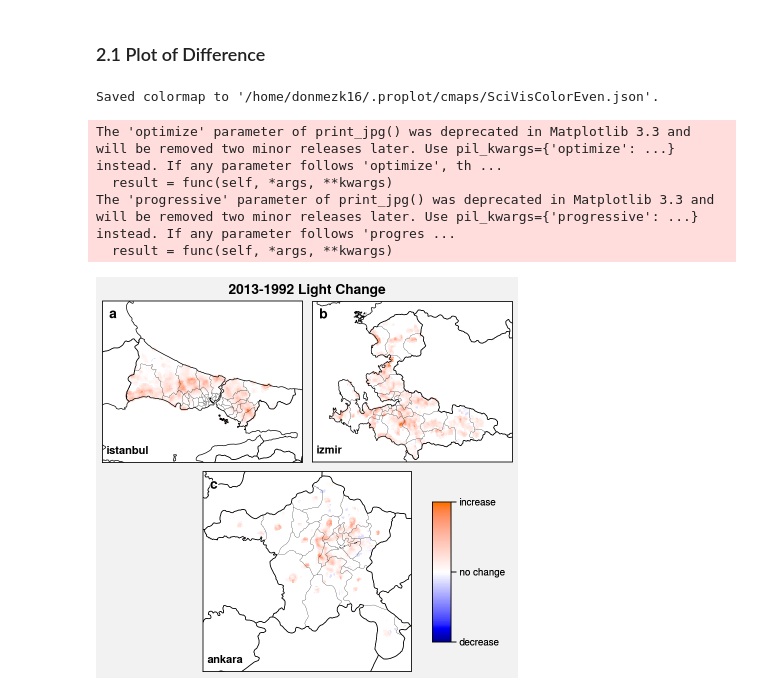
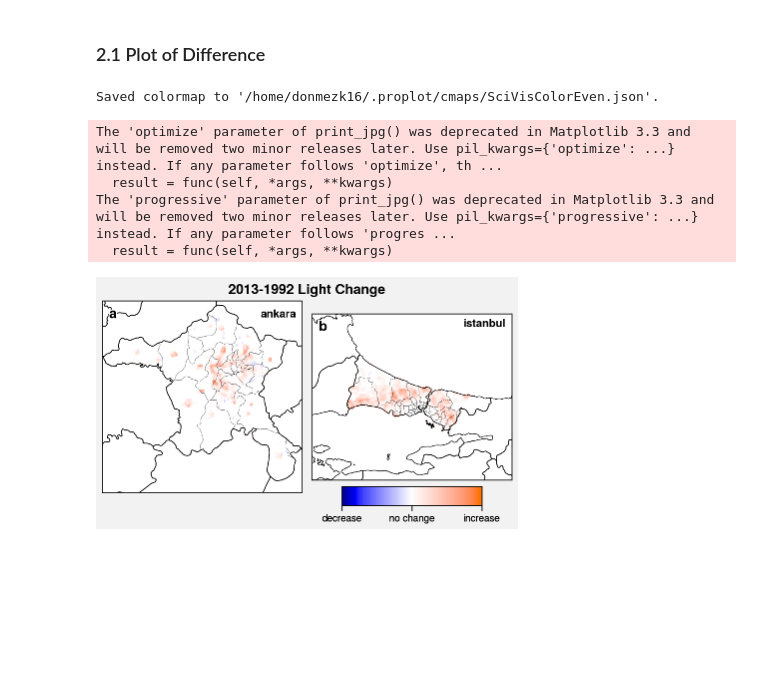
Before and after one commit to donmezkutay/ATMOS22-Paper-Codes, a Jupyter notebook: dmsp_analysis.ipynb, the cells around one changed output. Saved outputs shown, nothing was run; the diff lists cells and outputs as text; code cells hidden in the pictures; blank space fills up the shorter version.

```diff
--- a/dmsp_analysis.ipynb
+++ b/dmsp_analysis.ipynb
@@ -21,7 +21,7 @@ from utils.visualization_codes import *
 ## 1. Calculate Hight Light Fraction
 # %%
 # province names
-provinces = ['istanbul', 'ankara', 'izmir']
+provinces = ['istanbul', 'ankara']
 
 # define land-use index correspondence of name
 indexes = define_index_correspondence()
@@ -155,34 +156,33 @@ ticks = np.arange(vmin, vmax+ticks_inc, ticks_inc)
 data_df = province_dif_percent
 
 # projection
 proj=cartopy.crs.Mercator()
 
 # fig features
-fig_array = [[1,2],
-             [3,3]
+fig_array = [[1,2]
             ]
-graphic_no = 3
+graphic_no = 2
 
 # title and methods
 suptitle = '2013-1992 Light Change'
 method='dmsp_lightchange'
 
 # make a graphic
 dmsp_difference_last_first_plot(data_df,
                                 method,
                                 fig_array,
                                 graphic_no,
                                 proj,
                                 suptitle,
                                 cmap,
                                 vmin,
                                 vmax,
                                 norm,
                                 ticks)
 # %% [output]
 Saved colormap to '/home/donmezk16/.proplot/cmaps/SciVisColorEven.json'.
 The 'optimize' parameter of print_jpg() was deprecated in Matplotlib 3.3 and will be removed two minor releases later. Use pil_kwargs={'optimize': ...} instead. If any parameter follows 'optimize', th ...
   result = func(self, *args, **kwargs)
 The 'progressive' parameter of print_jpg() was deprecated in Matplotlib 3.3 and will be removed two minor releases later. Use pil_kwargs={'progressive': ...} instead. If any parameter follows 'progres ...
   result = func(self, *args, **kwargs)
-[figure, old version]
+[figure, new version]
```
Also changed, not shown: parts of 3 cells of this notebook, 8 other files.
